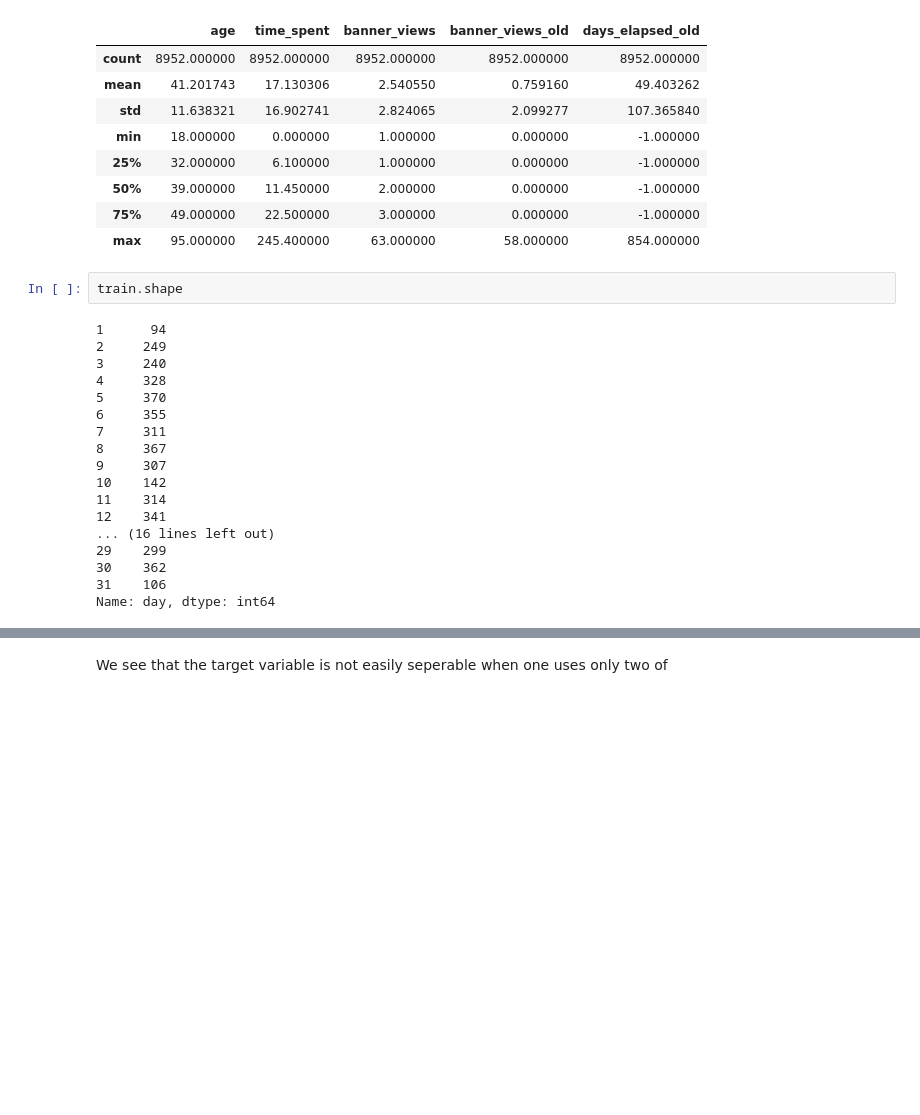
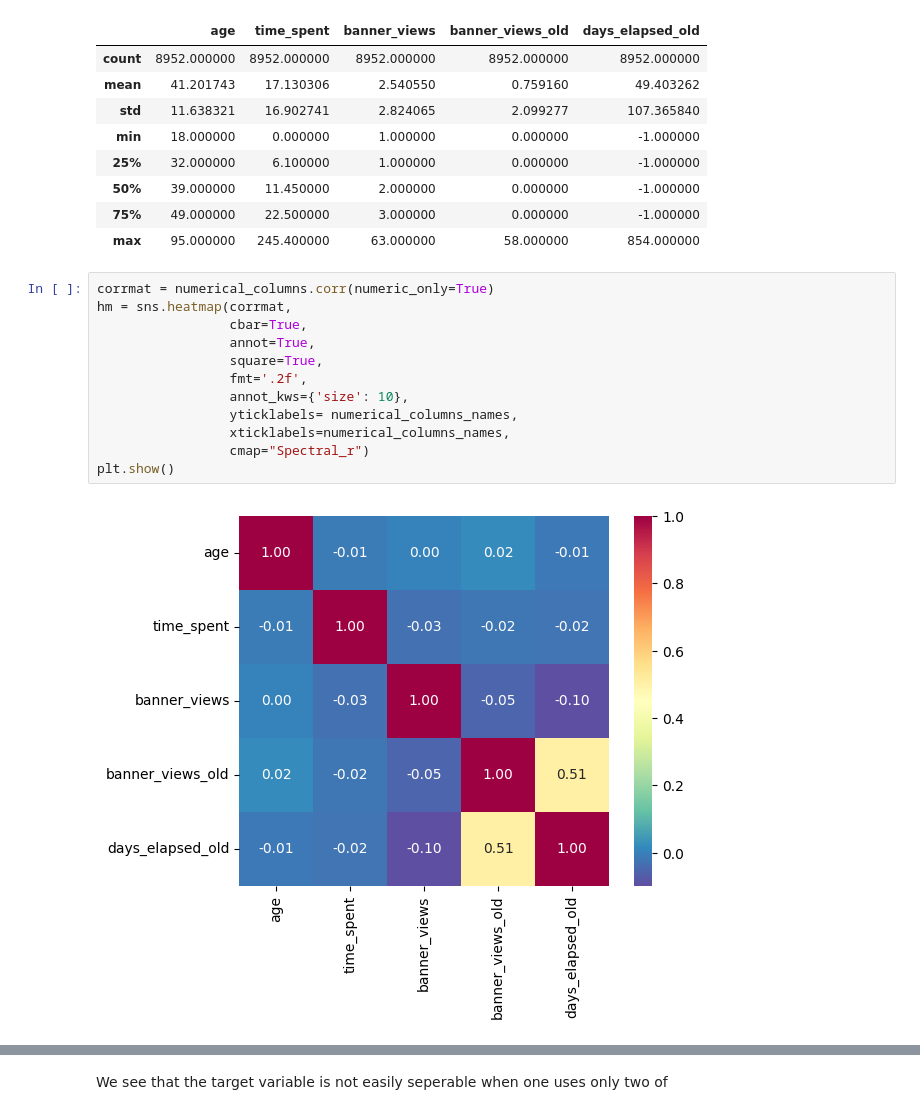
Before and after one commit to realbigi/ML_Data_Competition, a Jupyter notebook: Report.ipynb, the cells around one changed output, grey strips where cells are left out. Cells and saved outputs as stored; diff of their text form; blank space fills up the shorter version.

```diff
--- a/Report.ipynb
+++ b/Report.ipynb
@@ -86,23 +88,17 @@ train.describe()
 | 50% | 39.000000 | 11.450000 | 2.000000 | 0.000000 | -1.000000 |
 | 75% | 49.000000 | 22.500000 | 3.000000 | 0.000000 | -1.000000 |
 | max | 95.000000 | 245.400000 | 63.000000 | 58.000000 | 854.000000 |
-# %%
-train.shape
-# %% [output]
-1      94
-2     249
-3     240
-4     328
-5     370
-6     355
-7     311
-8     367
-9     307
-10    142
-11    314
-12    341
-... (16 lines left out)
-29    299
-30    362
-31    106
-Name: day, dtype: int64
+# %%
+corrmat = numerical_columns.corr(numeric_only=True)
+hm = sns.heatmap(corrmat,
+                 cbar=True,
+                 annot=True,
+                 square=True,
+                 fmt='.2f',
+                 annot_kws={'size': 10},
+                 yticklabels= numerical_columns_names,
+                 xticklabels=numerical_columns_names,
+                 cmap="Spectral_r")
+plt.show()
+# %% [output]
+[figure, added]
```
Also changed, not shown: parts of 10 cells of this notebook.
